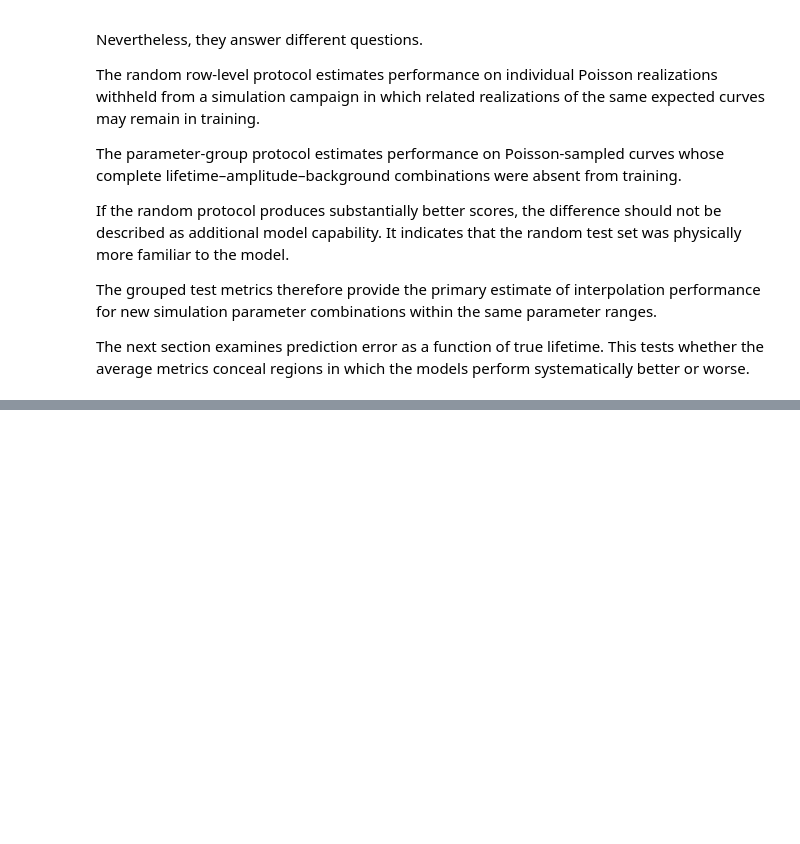
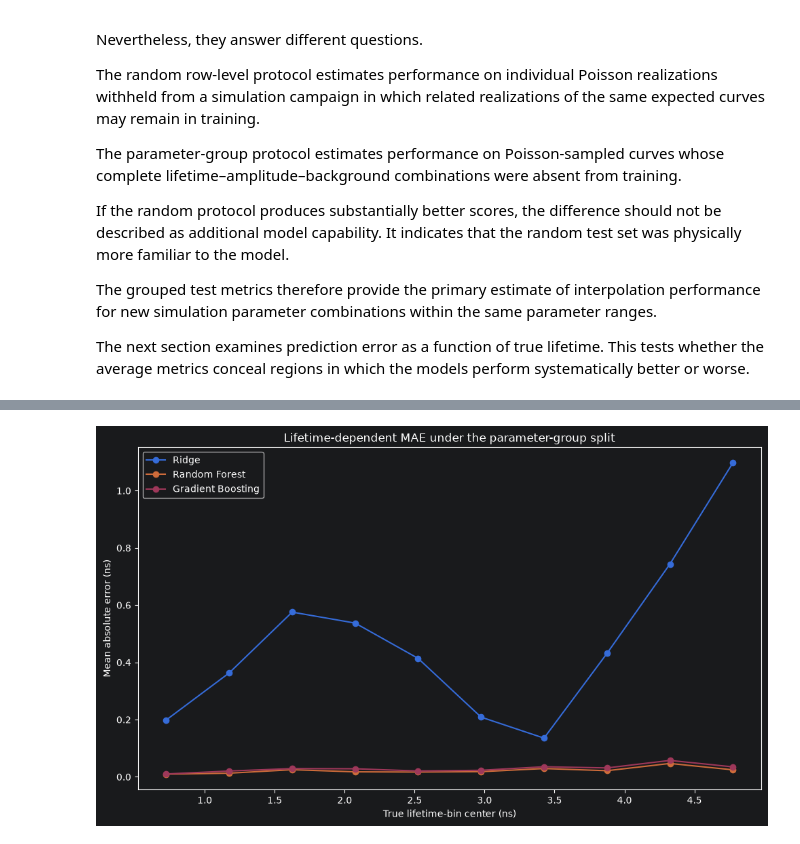
Before and after one commit to moryev/tcspc-lifetime-toolkit, a Jupyter notebook: notebooks/05_data_leakage_and_grouped_evaluation.ipynb, the cells around one changed output, grey strips where cells are left out. Drawn from its saved outputs; the diff is of its cells as text; code cells hidden in the pictures; blank space fills up the shorter version.

```diff
--- a/notebooks/05_data_leakage_and_grouped_evaluation.ipynb
+++ b/notebooks/05_data_leakage_and_grouped_evaluation.ipynb
@@ -3799,0 +4155,10 @@ The next section examines prediction error as a function of true lifetime. This
+# %%
+n_lifetime_bins = 10
+
+lifetime_analysis_edges = np.linspace(
+    lifetime_range_ns[0],
+    lifetime_range_ns[1],
+    n_lifetime_bins + 1,
+)
+
+lifetime_analysis_edges
@@ -3799,0 +4167,7 @@ The next section examines prediction error as a function of true lifetime. This
+# %%
+sample_errors["lifetime_bin"] = pd.cut(
+    sample_errors["true_lifetime_ns"],
+    bins=lifetime_analysis_edges,
+    include_lowest=True,
+    right=True,
+)
@@ -3799,0 +4356,41 @@ The next section examines prediction error as a function of true lifetime. This
+# %%
+learned_model_names = [
+    "Ridge",
+    "Random Forest",
+    "Gradient Boosting",
+]
+
+plt.figure(figsize=(10, 6))
+
+for model_name in learned_model_names:
+    model_summary = (
+        lifetime_error_summary.loc[
+            (
+                lifetime_error_summary["protocol"]
+                == "Parameter-group"
+            )
+            & (
+                lifetime_error_summary["model"]
+                == model_name
+            )
+        ]
+        .sort_values("lifetime_bin_center_ns")
+    )
+
+    plt.plot(
+        model_summary["lifetime_bin_center_ns"],
+        model_summary["mae_ns"],
+        marker="o",
+        label=model_name,
+    )
+
+plt.xlabel("True lifetime-bin center (ns)")
+plt.ylabel("Mean absolute error (ns)")
+plt.title(
+    "Lifetime-dependent MAE under the parameter-group split"
+)
+plt.legend()
+plt.tight_layout()
+plt.show()
+# %% [output]
+[figure, added]
```
Also changed, not shown: parts of 46 cells of this notebook.
